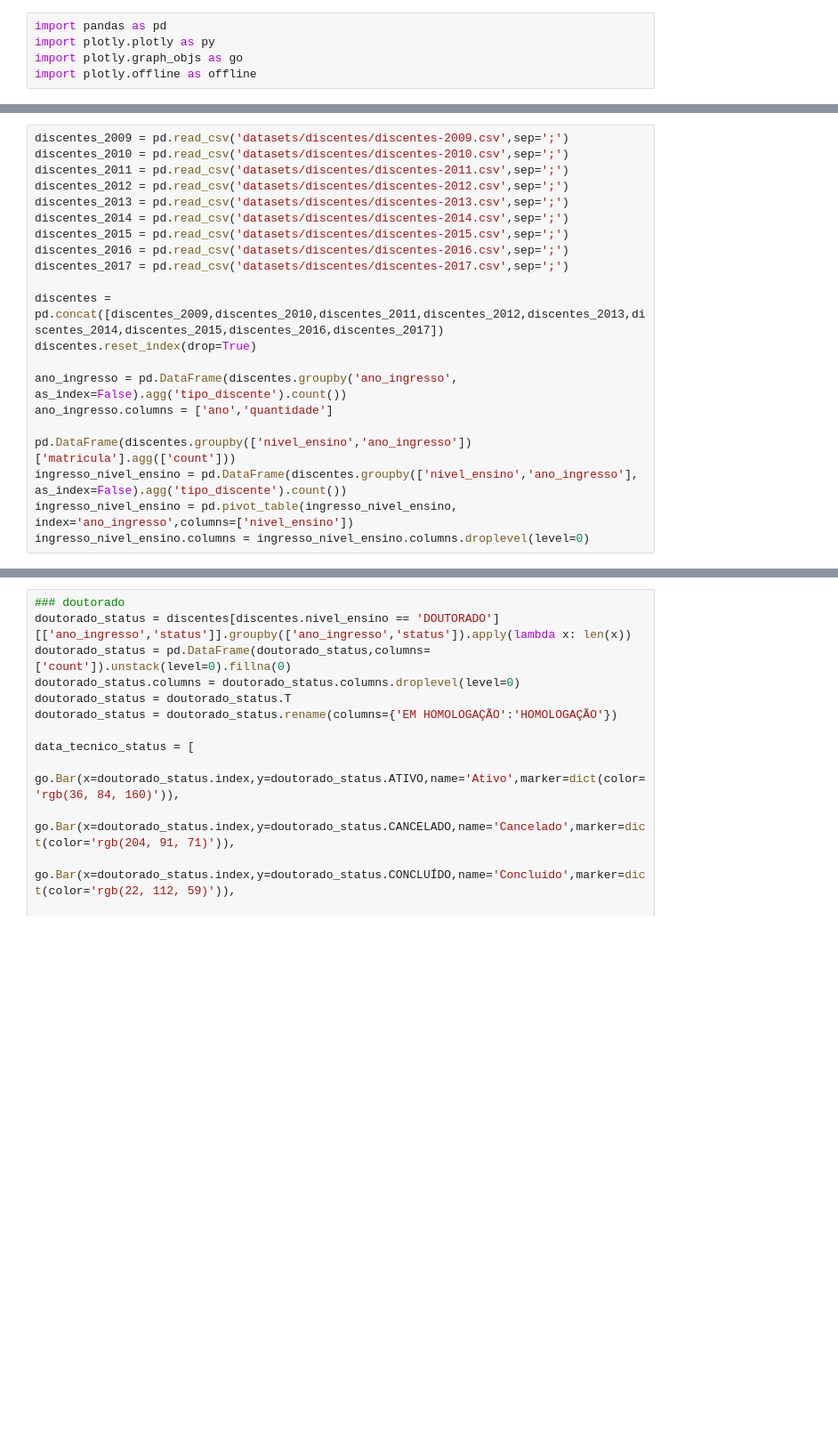
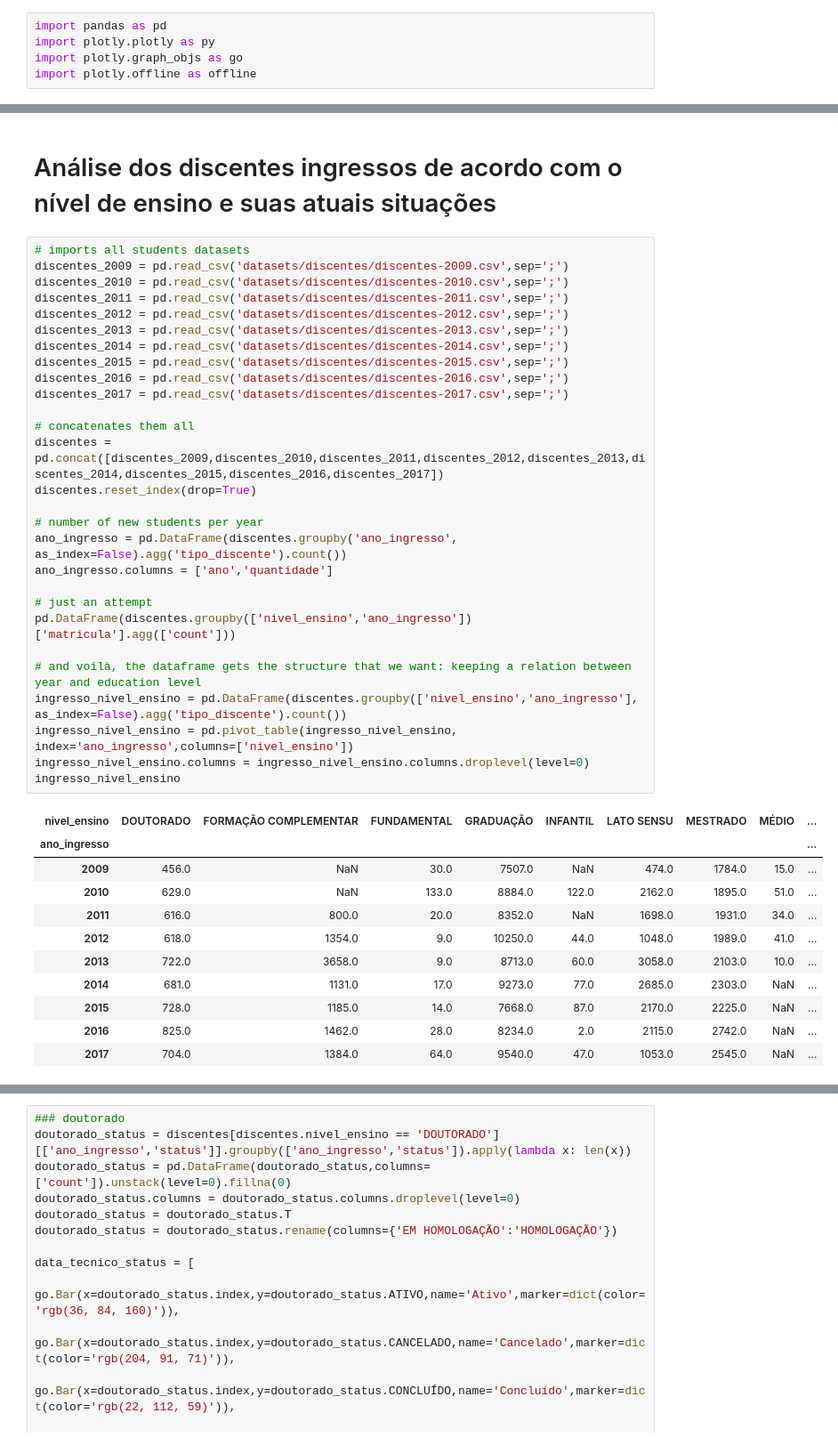
Before and after one commit to franklinmatheus/dados-abertos-ufrn, a Jupyter notebook: Ingressos_e_empréstimos.ipynb, the cells around one changed output, grey strips where cells are left out. Shown at 89% size. Saved outputs shown, nothing was run; the diff lists cells and outputs as text; blank space fills up the shorter version.

```diff
--- a/Ingressos_e_empréstimos.ipynb
+++ b/Ingressos_e_empréstimos.ipynb
@@ -102,21 +114,42 @@ offline.iplot(fig_emprestimos_box)
+# %% [markdown]
+# Análise dos discentes ingressos de acordo com o nível de ensino e suas atuais situações
 # %%
+# imports all students datasets
 discentes_2009 = pd.read_csv('datasets/discentes/discentes-2009.csv',sep=';')
 discentes_2010 = pd.read_csv('datasets/discentes/discentes-2010.csv',sep=';')
 discentes_2011 = pd.read_csv('datasets/discentes/discentes-2011.csv',sep=';')
 discentes_2012 = pd.read_csv('datasets/discentes/discentes-2012.csv',sep=';')
 discentes_2013 = pd.read_csv('datasets/discentes/discentes-2013.csv',sep=';')
 discentes_2014 = pd.read_csv('datasets/discentes/discentes-2014.csv',sep=';')
 discentes_2015 = pd.read_csv('datasets/discentes/discentes-2015.csv',sep=';')
 discentes_2016 = pd.read_csv('datasets/discentes/discentes-2016.csv',sep=';')
 discentes_2017 = pd.read_csv('datasets/discentes/discentes-2017.csv',sep=';')
 
+# concatenates them all
 discentes = pd.concat([discentes_2009,discentes_2010,discentes_2011,discentes_2012,discentes_2013,discentes_2014,discentes_2015,discentes_2016,discentes_2017])
 discentes.reset_index(drop=True)
 
+# number of new students per year
 ano_ingresso = pd.DataFrame(discentes.groupby('ano_ingresso', as_index=False).agg('tipo_discente').count())
 ano_ingresso.columns = ['ano','quantidade']
 
+# just an attempt
 pd.DataFrame(discentes.groupby(['nivel_ensino','ano_ingresso'])['matricula'].agg(['count']))
+
+# and voilà, the dataframe gets the structure that we want: keeping a relation between year and education level
 ingresso_nivel_ensino = pd.DataFrame(discentes.groupby(['nivel_ensino','ano_ingresso'], as_index=False).agg('tipo_discente').count())
 ingresso_nivel_ensino = pd.pivot_table(ingresso_nivel_ensino, index='ano_ingresso',columns=['nivel_ensino'])
 ingresso_nivel_ensino.columns = ingresso_nivel_ensino.columns.droplevel(level=0)
+ingresso_nivel_ensino
+# %% [output]
+| nivel_ensino | DOUTORADO | FORMAÇÃO COMPLEMENTAR | FUNDAMENTAL | GRADUAÇÃO | INFANTIL | LATO SENSU | MESTRADO | MÉDIO | ... |
+| ano_ingresso |  |  |  |  |  |  |  |  | ... |
+| 2009 | 456.0 | NaN | 30.0 | 7507.0 | NaN | 474.0 | 1784.0 | 15.0 | ... |
+| 2010 | 629.0 | NaN | 133.0 | 8884.0 | 122.0 | 2162.0 | 1895.0 | 51.0 | ... |
+| 2011 | 616.0 | 800.0 | 20.0 | 8352.0 | NaN | 1698.0 | 1931.0 | 34.0 | ... |
+| 2012 | 618.0 | 1354.0 | 9.0 | 10250.0 | 44.0 | 1048.0 | 1989.0 | 41.0 | ... |
+| 2013 | 722.0 | 3658.0 | 9.0 | 8713.0 | 60.0 | 3058.0 | 2103.0 | 10.0 | ... |
+| 2014 | 681.0 | 1131.0 | 17.0 | 9273.0 | 77.0 | 2685.0 | 2303.0 | NaN | ... |
+| 2015 | 728.0 | 1185.0 | 14.0 | 7668.0 | 87.0 | 2170.0 | 2225.0 | NaN | ... |
+| 2016 | 825.0 | 1462.0 | 28.0 | 8234.0 | 2.0 | 2115.0 | 2742.0 | NaN | ... |
+| 2017 | 704.0 | 1384.0 | 64.0 | 9540.0 | 47.0 | 1053.0 | 2545.0 | NaN | ... |
```
Also changed, not shown: parts of 12 cells of this notebook, 4 other files.
